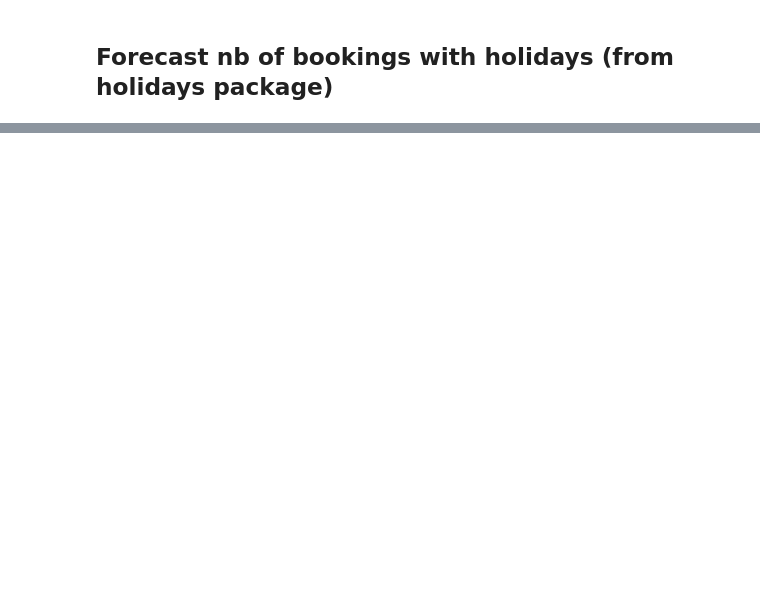
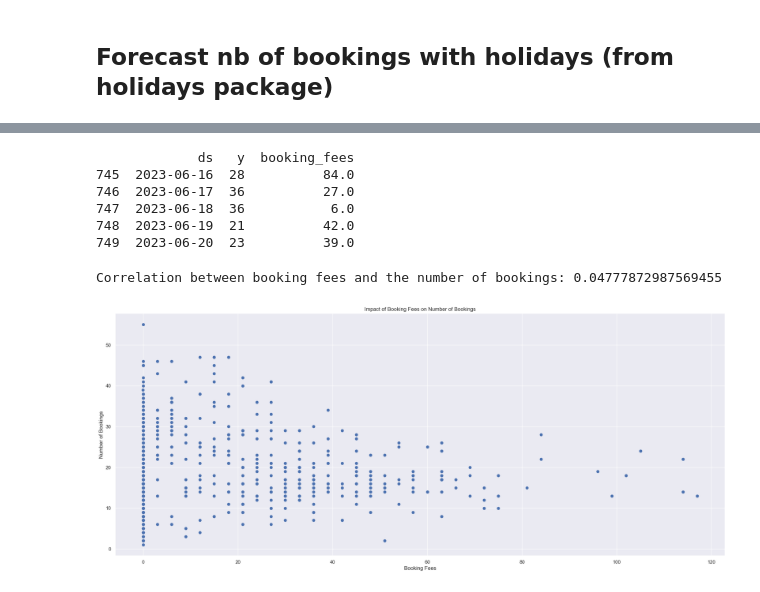
Before and after one commit to anaisetienne/carpark_forecast, a Jupyter notebook: notebooks/prophet_by_park.ipynb, the cells around one changed output, grey strips where cells are left out. Saved outputs shown, nothing was run; the diff lists cells and outputs as text; code cells hidden in the pictures; blank space fills up the shorter version.

```diff
--- a/notebooks/prophet_by_park.ipynb
+++ b/notebooks/prophet_by_park.ipynb
@@ -384,0 +485,26 @@ fig2 = model.plot_components(forecast)
+# %%
+print(df_prophet_cars.tail())
+# %% [output]
+             ds   y  booking_fees
+745  2023-06-16  28          84.0
+746  2023-06-17  36          27.0
+747  2023-06-18  36           6.0
+748  2023-06-19  21          42.0
+749  2023-06-20  23          39.0
+# %%
+import pandas as pd
+import matplotlib.pyplot as plt
+
+# Calculate the correlation between booking fees and the number of bookings
+correlation = df_prophet_cars['booking_fees'].corr(df_prophet_cars['y'])
+print(f"Correlation between booking fees and the number of bookings: {correlation}")
+
+# Create a scatter plot to visualize the relationship
+plt.scatter(df_prophet_cars['booking_fees'], df_prophet_cars['y'])
+plt.xlabel('Booking Fees')
+plt.ylabel('Number of Bookings')
+plt.title('Impact of Booking Fees on Number of Bookings')
+plt.show()
+# %% [output]
+Correlation between booking fees and the number of bookings: 0.04777872987569455
+[figure, added]
```
Also changed, not shown: parts of 17 cells of this notebook, 2 other files.
